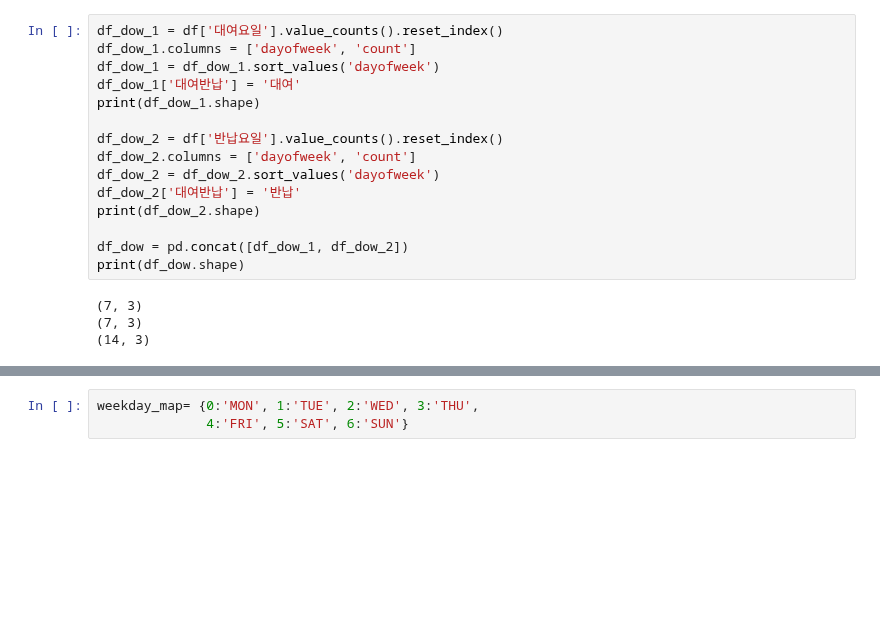
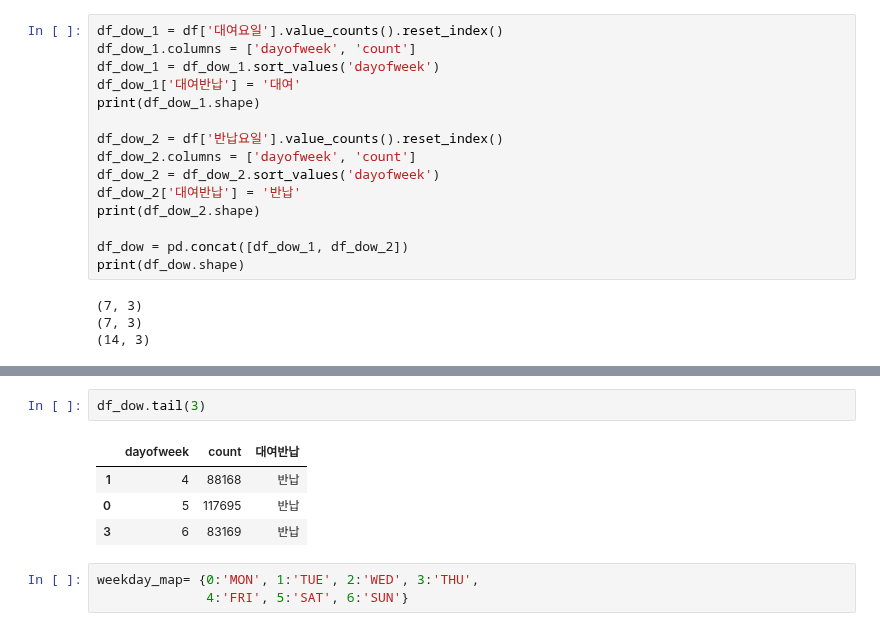
Before and after one commit to corazzon/OpenDataWrangling, a Jupyter notebook: seoul-bike/seoul-bike-01.ipynb, the cells around one changed output, grey strips where cells are left out. Saved outputs shown, nothing was run; the diff lists cells and outputs as text; blank space fills up the shorter version.

```diff
--- a/seoul-bike/seoul-bike-01.ipynb
+++ b/seoul-bike/seoul-bike-01.ipynb
@@ -404,3 +408,10 @@ print(df_dow.shape)
+# %%
+df_dow.tail(3)
+# %% [output]
+|  | dayofweek | count | 대여반납 |
+| 1 | 4 | 88168 | 반납 |
+| 0 | 5 | 117695 | 반납 |
+| 3 | 6 | 83169 | 반납 |
 # %%
 weekday_map= {0:'MON', 1:'TUE', 2:'WED', 3:'THU',
               4:'FRI', 5:'SAT', 6:'SUN'}
```
Also changed, not shown: parts of 22 cells of this notebook.
